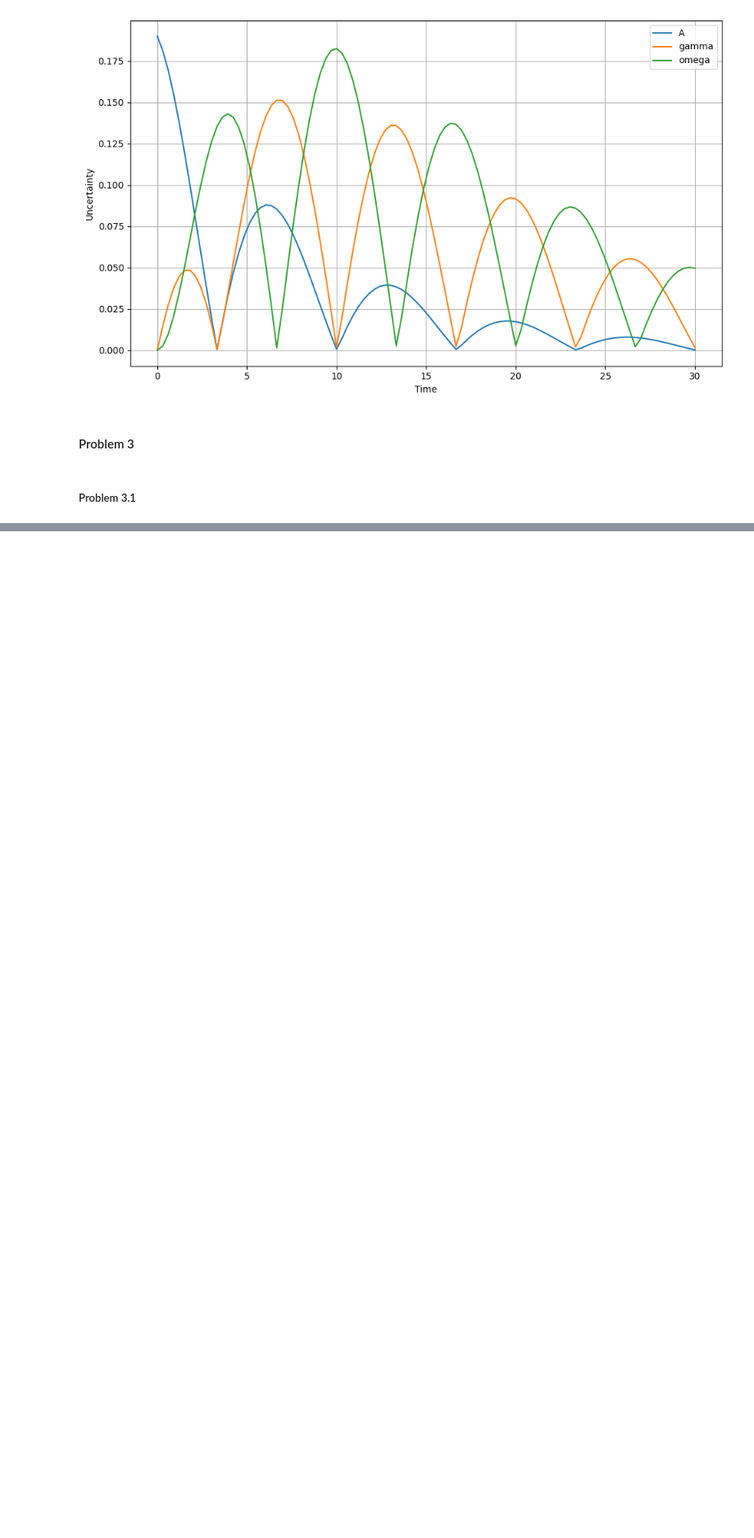
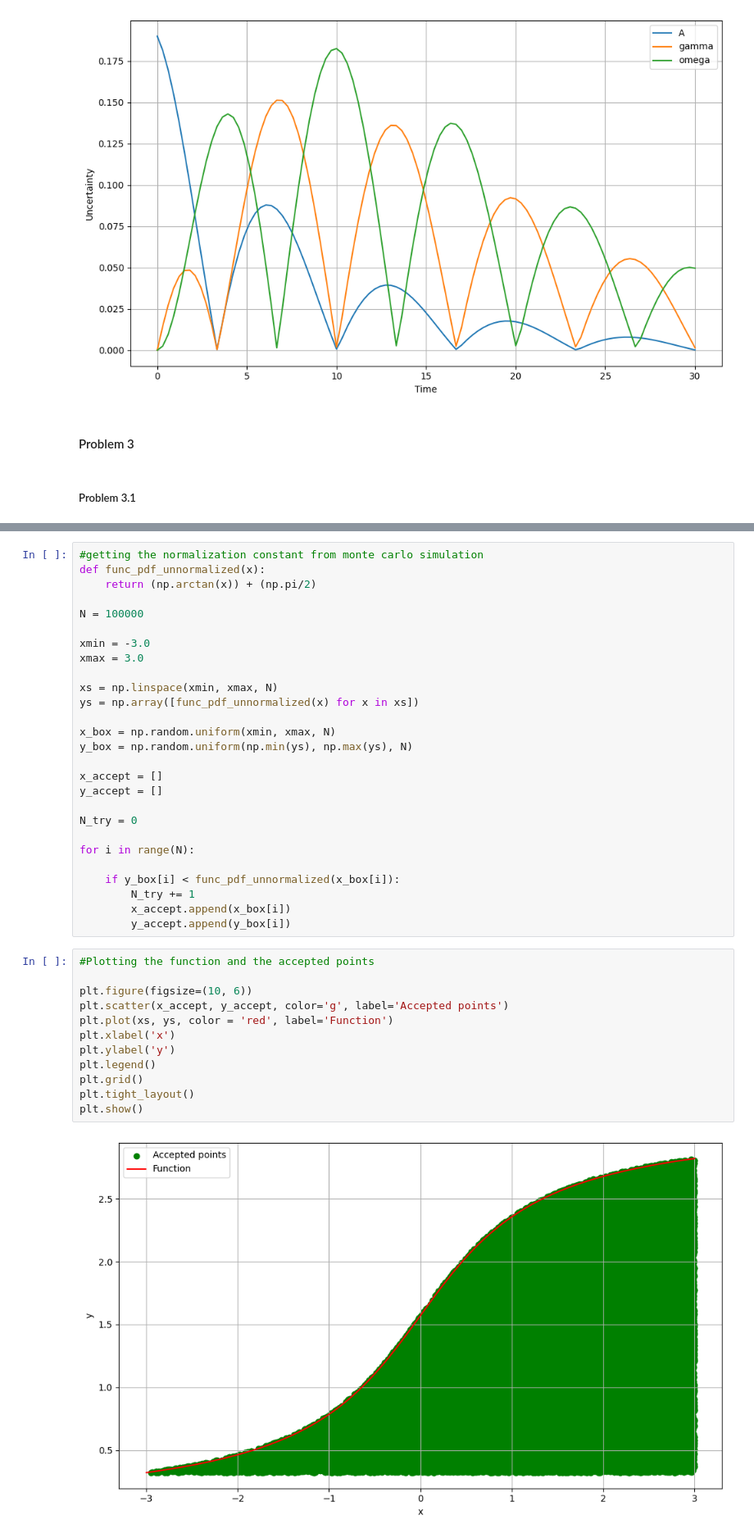
Before and after one commit to ansomax/AppStat2024_ASM, a Jupyter notebook: HandIn/Afl1.ipynb, the cells around one changed output, grey strips where cells are left out. Shown: that part at 82% size. Drawn from its saved outputs; the diff is of its cells as text; blank space fills up the shorter version.

```diff
--- a/HandIn/Afl1.ipynb
+++ b/HandIn/Afl1.ipynb
@@ -355,0 +424,41 @@ print(p)
+# %%
+#getting the normalization constant from monte carlo simulation
+def func_pdf_unnormalized(x):
+    return (np.arctan(x)) + (np.pi/2)
+
+N = 100000
+
+xmin = -3.0
+xmax = 3.0
+
+xs = np.linspace(xmin, xmax, N)
+ys = np.array([func_pdf_unnormalized(x) for x in xs])
+
+x_box = np.random.uniform(xmin, xmax, N)
+y_box = np.random.uniform(np.min(ys), np.max(ys), N)
+
+x_accept = []
+y_accept = []
+
+N_try = 0
+
+for i in range(N):
+
+    if y_box[i] < func_pdf_unnormalized(x_box[i]):
+        N_try += 1
+        x_accept.append(x_box[i])
+        y_accept.append(y_box[i])
+# %%
+#Plotting the function and the accepted points
+
+plt.figure(figsize=(10, 6))
+plt.scatter(x_accept, y_accept, color='g', label='Accepted points')
+plt.plot(xs, ys, color = 'red', label='Function')
+plt.xlabel('x')
+plt.ylabel('y')
+plt.legend()
+plt.grid()
+plt.tight_layout()
+plt.show()
+# %% [output]
+[figure, added]
```
Also changed, not shown: parts of 36 cells of this notebook, 14 other files.
